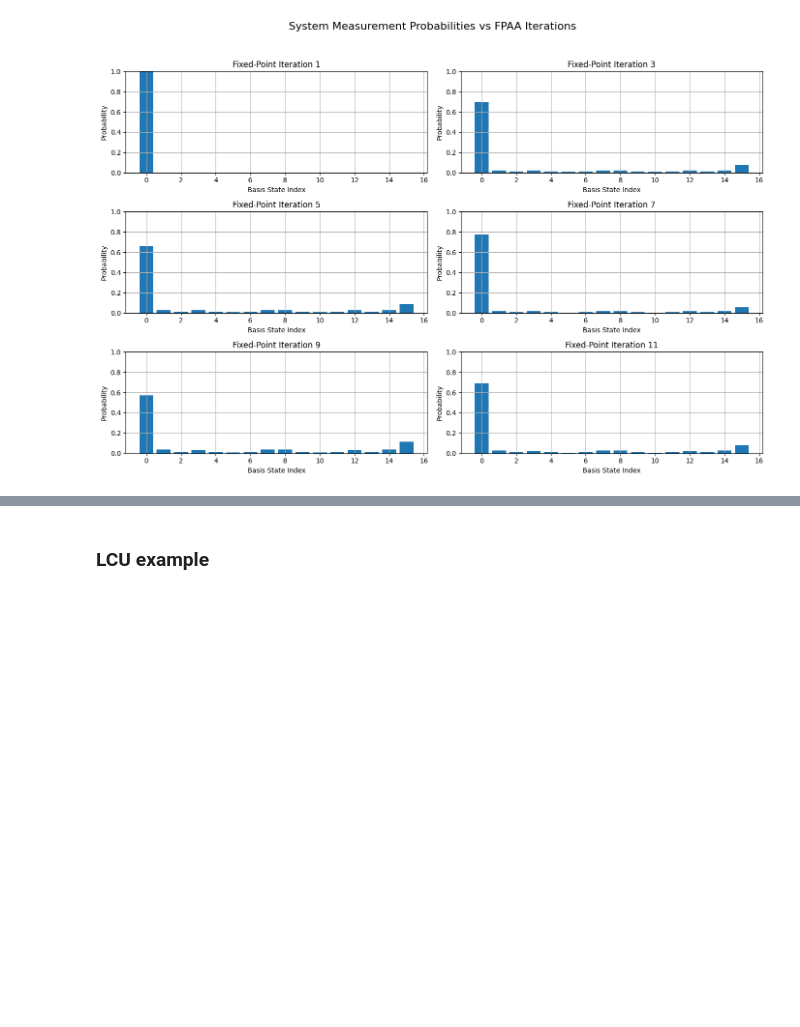
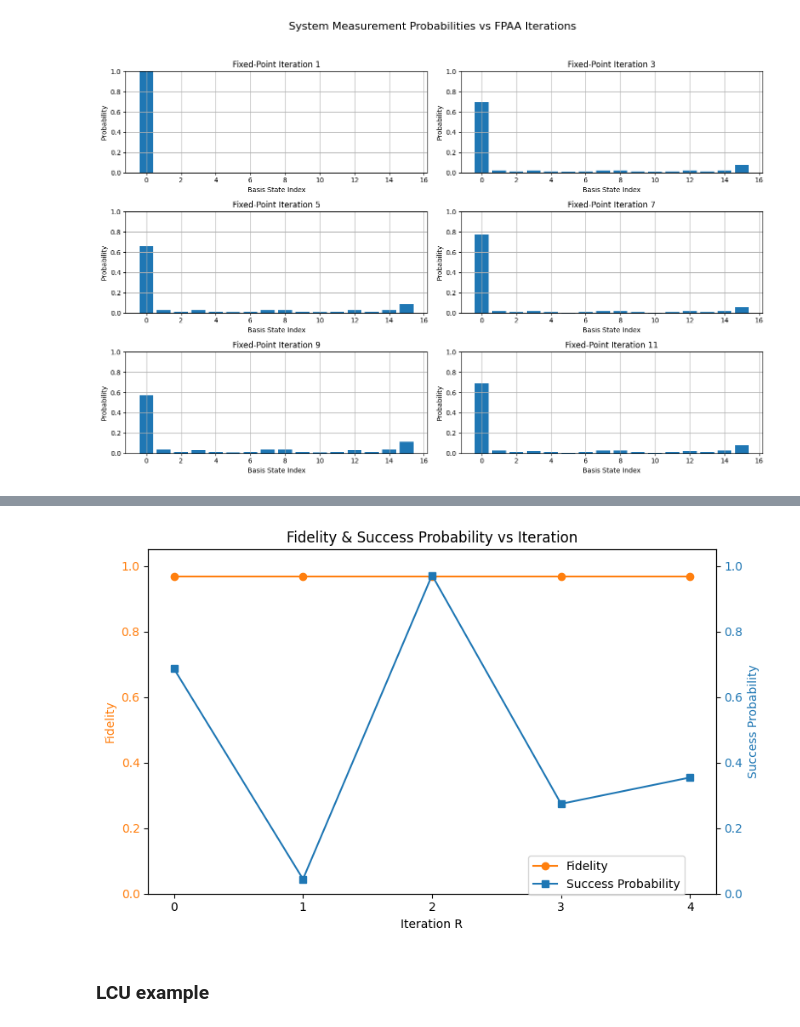
Before and after one commit to schauu/vqe_U, a Jupyter notebook: Qubitization/qubitization.ipynb, the cells around one changed output, grey strips where cells are left out. Drawn from its saved outputs; the diff is of its cells as text; code cells hidden in the pictures; blank space fills up the shorter version.

```diff
--- a/Qubitization/qubitization.ipynb
+++ b/Qubitization/qubitization.ipynb
@@ -434,0 +527,5 @@ plt.show()
+# %%
+A = np.array([[0, 1],
+              [-1, 0]])
+I = np.eye(2)
+np.linalg.norm(A.conj().T @ A - I)
@@ -435,3 +798,42 @@ plt.show()
+# %%
+import matplotlib.pyplot as plt
+from matplotlib.ticker import MultipleLocator
+import numpy as np
+
+# 假设 results 已经定义好
+# results = {...}
+
+# 提取键（迭代次数）
+R_list = sorted(results.keys())
+
+# 提取 fidelity 和 success probability
+fidelities = [results[R]['fidelities'] for R in R_list]
+success_probs = [results[R]['success_prob'] for R in R_list]
+
+# === 绘图 ===
+fig, ax1 = plt.subplots(figsize=(8, 5))
+
+# 左轴：Fidelity
+ax1.plot(R_list, fidelities, marker='o', color='tab:orange', label='Fidelity')
+ax1.set_xlabel("Iteration R")
+ax1.set_ylabel("Fidelity", color='tab:orange')
+ax1.tick_params(axis='y', labelcolor='tab:orange')
+ax1.set_ylim(0, 1.05)
+ax1.xaxis.set_major_locator(MultipleLocator(1))
+# 右轴：Success Probability
+ax2 = ax1.twinx()
+ax2.plot(R_list, success_probs, marker='s', color='tab:blue', label='Success Probability')
+ax2.set_ylabel("Success Probability", color='tab:blue')
+ax2.tick_params(axis='y', labelcolor='tab:blue')
+ax2.set_ylim(0, 1.05)
+
+# 图例
+fig.legend(loc='lower right', bbox_to_anchor=(0.88, 0.1))
+plt.title("Fidelity & Success Probability vs Iteration")
+plt.tight_layout()
+plt.show()
+# %% [output]
+[figure, added]
 # %% [markdown]
 ### LCU example
 # %%
```
Also changed, not shown: parts of 61 cells of this notebook, 11 other files.
